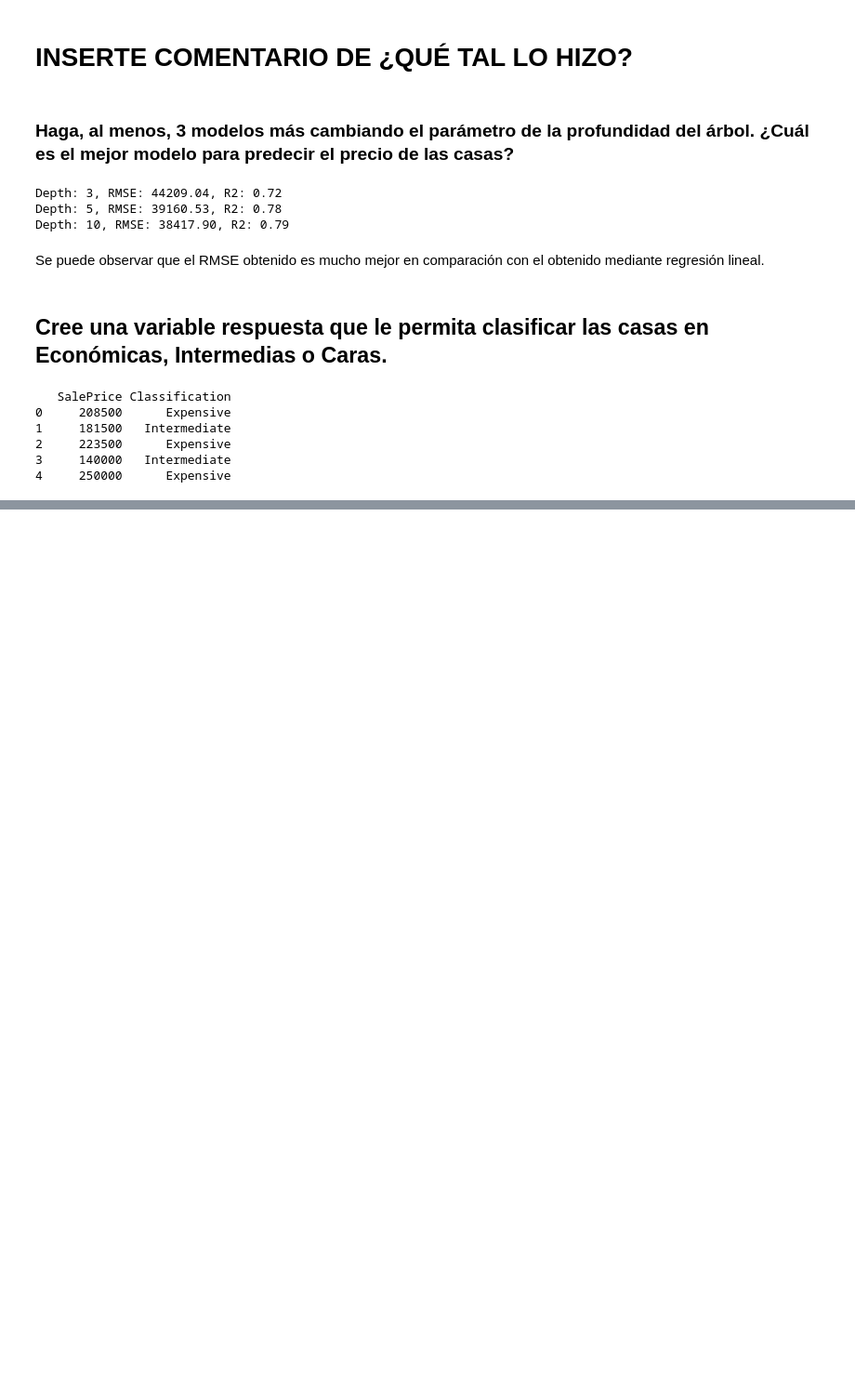
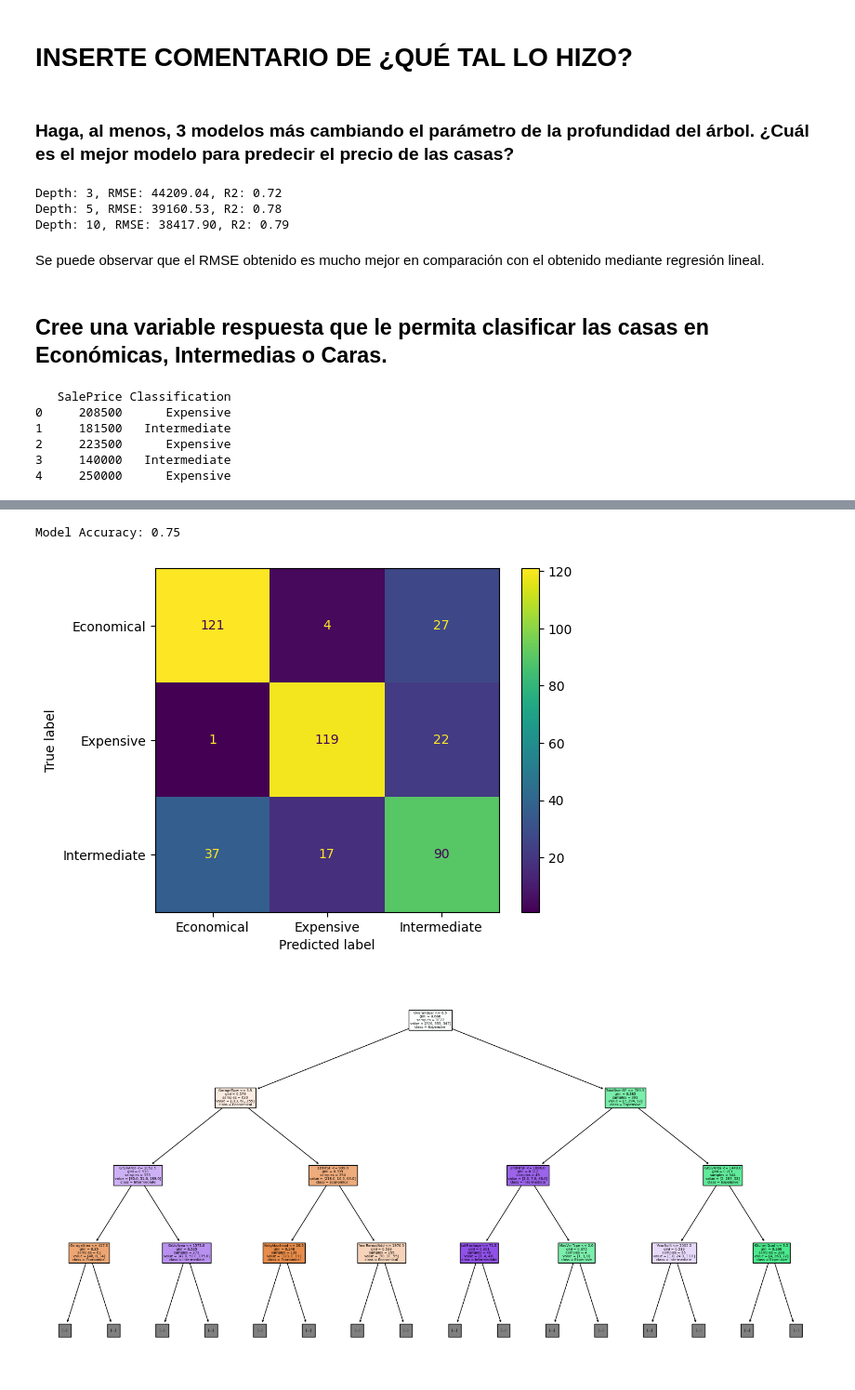
Before and after one commit to FerEsq/DM-House-Sale-Price-Predictor, a Jupyter notebook: TreeModel.ipynb, the cells around one changed output, grey strips where cells are left out. Shown at 93% size. Saved outputs shown, nothing was run; the diff lists cells and outputs as text; code cells hidden in the pictures; blank space fills up the shorter version.

Commit message:
tree for price calssification

```diff
--- a/TreeModel.ipynb
+++ b/TreeModel.ipynb
@@ -226,0 +231,30 @@ print(df[['SalePrice', 'Classification']].head())
+# %%
+from sklearn.tree import DecisionTreeClassifier, plot_tree
+from sklearn.model_selection import train_test_split
+from sklearn.metrics import accuracy_score, confusion_matrix, ConfusionMatrixDisplay
+import matplotlib.pyplot as plt
+
+X = df.drop(['SalePrice', 'Classification'], axis=1)
+y = df['Classification']
+
+X_train, X_test, y_train, y_test = train_test_split(X, y, test_size=0.3, random_state=42)
+
+classifier = DecisionTreeClassifier(random_state=42)
+classifier.fit(X_train, y_train)
+
+y_pred = classifier.predict(X_test)
+accuracy = accuracy_score(y_test, y_pred)
+print(f"Model Accuracy: {accuracy:.2f}")
+
+cm = confusion_matrix(y_test, y_pred, labels=classifier.classes_)
+disp = ConfusionMatrixDisplay(confusion_matrix=cm, display_labels=classifier.classes_)
+disp.plot()
+plt.show()
+
+plt.figure(figsize=(20, 10))
+plot_tree(classifier, filled=True, feature_names=X.columns, class_names=classifier.classes_, max_depth=3)
+plt.show()
+# %% [output]
+Model Accuracy: 0.75
+[figure, added]
+[figure, added]
```
Also changed, not shown: parts of 5 cells of this notebook.
